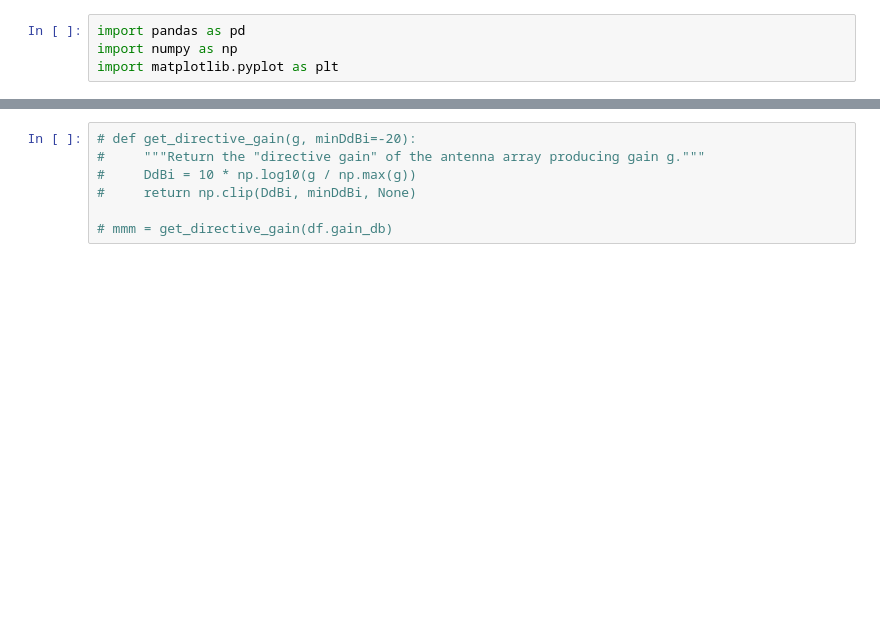
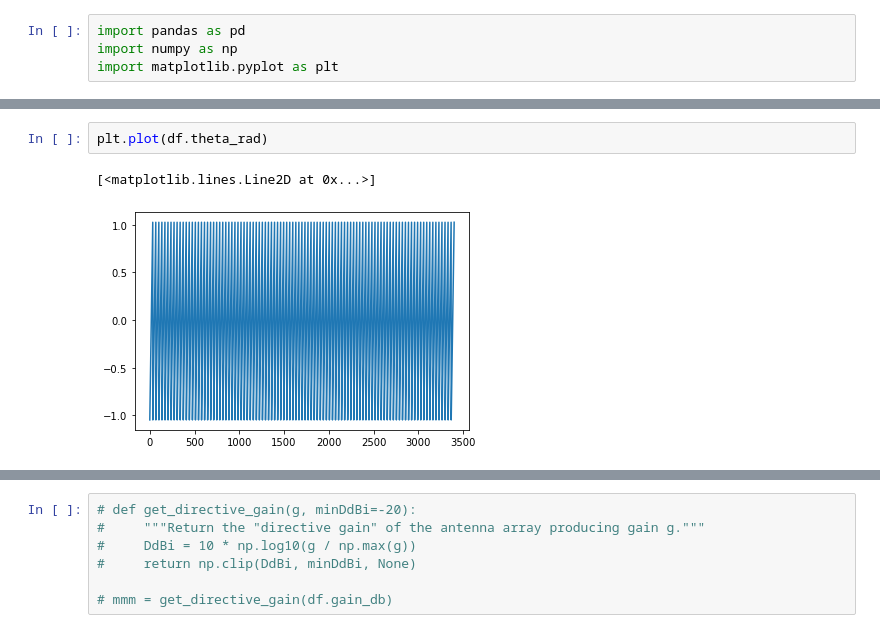
Before and after one commit to wmbjo/ns-3.37, a Jupyter notebook: plot_antenna.ipynb, the cells around one changed output, grey strips where cells are left out. Saved outputs shown, nothing was run; the diff lists cells and outputs as text; blank space fills up the shorter version.

```diff
--- a/plot_antenna.ipynb
+++ b/plot_antenna.ipynb
@@ -21,0 +24,5 @@ df
+# %%
+plt.plot(df.theta_rad)
+# %% [output]
+[<matplotlib.lines.Line2D at 0x...>]
+[figure, added]
```
Also changed, not shown: parts of 12 cells of this notebook, 9 other files.
